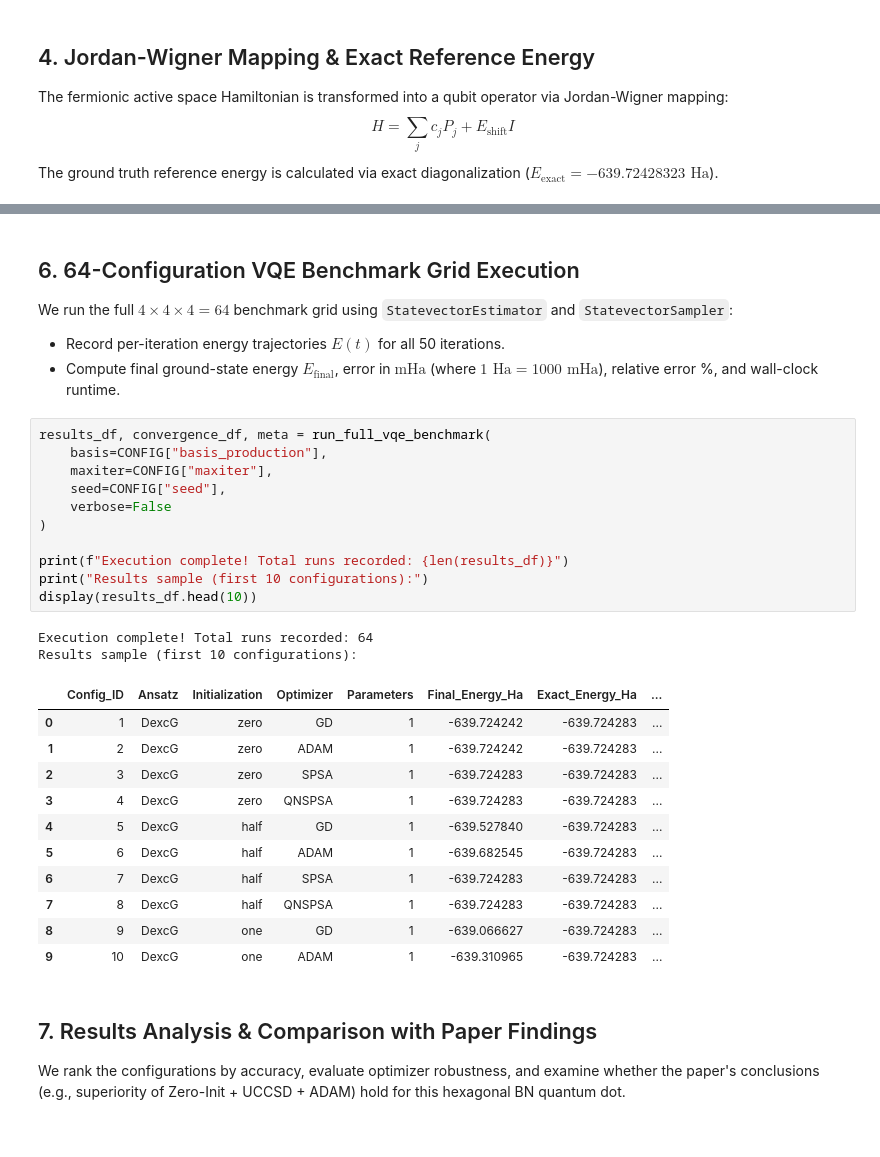
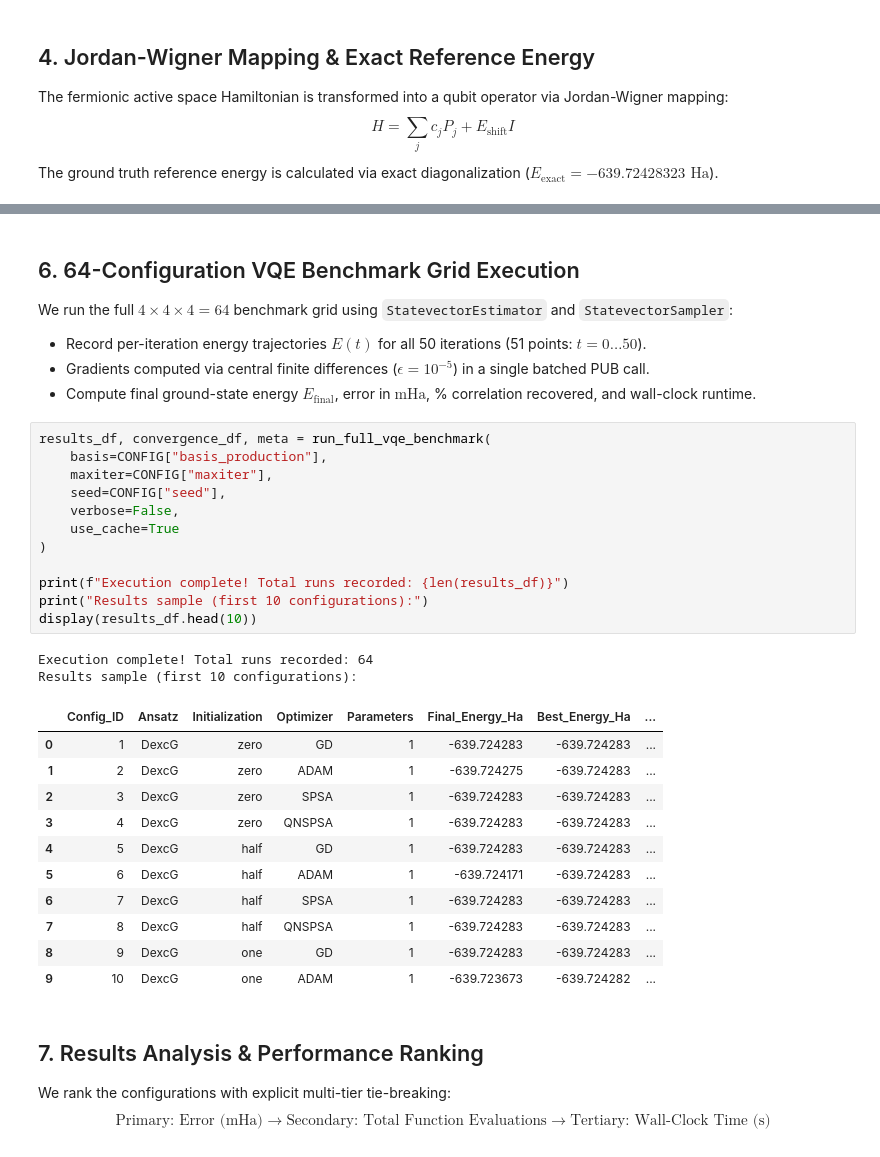
Before and after one commit to silverelloy665/VQE_QuantumDots, a Jupyter notebook: BN_QuantumDot_VQE_Benchmark.ipynb, the cells around one changed output, grey strips where cells are left out. Cells and saved outputs as stored; diff of their text form.

```diff
--- a/BN_QuantumDot_VQE_Benchmark.ipynb
+++ b/BN_QuantumDot_VQE_Benchmark.ipynb
@@ -228,34 +229,37 @@ Ansatz Structural and Transpilation Metrics:
 # %% [markdown]
 ## 6. 64-Configuration VQE Benchmark Grid Execution
 We run the full $4 \times 4 \times 4 = 64$ benchmark grid using `StatevectorEstimator` and `StatevectorSampler`:
-- Record per-iteration energy trajectories $E(t)$ for all 50 iterations.
-- Compute final ground-state energy $E_{\text{final}}$, error in $\text{mHa}$ (where $1\text{ Ha} = 1000\text{ mHa}$), relative error %, and wall-clock runtime.
+- Record per-iteration energy trajectories $E(t)$ for all 50 iterations (51 points: $t=0 \dots 50$).
+- Gradients computed via central finite differences ($\epsilon = 10^{-5}$) in a single batched PUB call.
+- Compute final ground-state energy $E_{\text{final}}$, error in $\text{mHa}$, % correlation recovered, and wall-clock runtime.
 # %%
 results_df, convergence_df, meta = run_full_vqe_benchmark(
     basis=CONFIG["basis_production"],
     maxiter=CONFIG["maxiter"],
     seed=CONFIG["seed"],
-    verbose=False
+    verbose=False,
+    use_cache=True
 )
 
 print(f"Execution complete! Total runs recorded: {len(results_df)}")
 print("Results sample (first 10 configurations):")
 display(results_df.head(10))
 # %% [output]
 Execution complete! Total runs recorded: 64
 Results sample (first 10 configurations):
-|  | Config_ID | Ansatz | Initialization | Optimizer | Parameters | Final_Energy_Ha | Exact_Energy_Ha | ... |
-| 0 | 1 | DexcG | zero | GD | 1 | -639.724242 | -639.724283 | ... |
-| 1 | 2 | DexcG | zero | ADAM | 1 | -639.724242 | -639.724283 | ... |
+|  | Config_ID | Ansatz | Initialization | Optimizer | Parameters | Final_Energy_Ha | Best_Energy_Ha | ... |
+| 0 | 1 | DexcG | zero | GD | 1 | -639.724283 | -639.724283 | ... |
+| 1 | 2 | DexcG | zero | ADAM | 1 | -639.724275 | -639.724283 | ... |
 | 2 | 3 | DexcG | zero | SPSA | 1 | -639.724283 | -639.724283 | ... |
 | 3 | 4 | DexcG | zero | QNSPSA | 1 | -639.724283 | -639.724283 | ... |
-| 4 | 5 | DexcG | half | GD | 1 | -639.527840 | -639.724283 | ... |
-| 5 | 6 | DexcG | half | ADAM | 1 | -639.682545 | -639.724283 | ... |
+| 4 | 5 | DexcG | half | GD | 1 | -639.724283 | -639.724283 | ... |
+| 5 | 6 | DexcG | half | ADAM | 1 | -639.724171 | -639.724283 | ... |
 | 6 | 7 | DexcG | half | SPSA | 1 | -639.724283 | -639.724283 | ... |
 | 7 | 8 | DexcG | half | QNSPSA | 1 | -639.724283 | -639.724283 | ... |
-| 8 | 9 | DexcG | one | GD | 1 | -639.066627 | -639.724283 | ... |
-| 9 | 10 | DexcG | one | ADAM | 1 | -639.310965 | -639.724283 | ... |
+| 8 | 9 | DexcG | one | GD | 1 | -639.724283 | -639.724283 | ... |
+| 9 | 10 | DexcG | one | ADAM | 1 | -639.723673 | -639.724282 | ... |
-# %% [markdown]
-## 7. Results Analysis & Comparison with Paper Findings
-We rank the configurations by accuracy, evaluate optimizer robustness, and examine whether the paper's conclusions (e.g., superiority of Zero-Init + UCCSD + ADAM) hold for this hexagonal BN quantum dot.
+# %% [markdown]
+## 7. Results Analysis & Performance Ranking
+We rank the configurations with explicit multi-tier tie-breaking:
+$$\text{Primary: } \text{Error (mHa)} \rightarrow \text{Secondary: } \text{Total Function Evaluations} \rightarrow \text{Tertiary: } \text{Wall-Clock Time (s)}$$
 # %%
```
Also changed, not shown: parts of 16 cells of this notebook, 28 other files.
